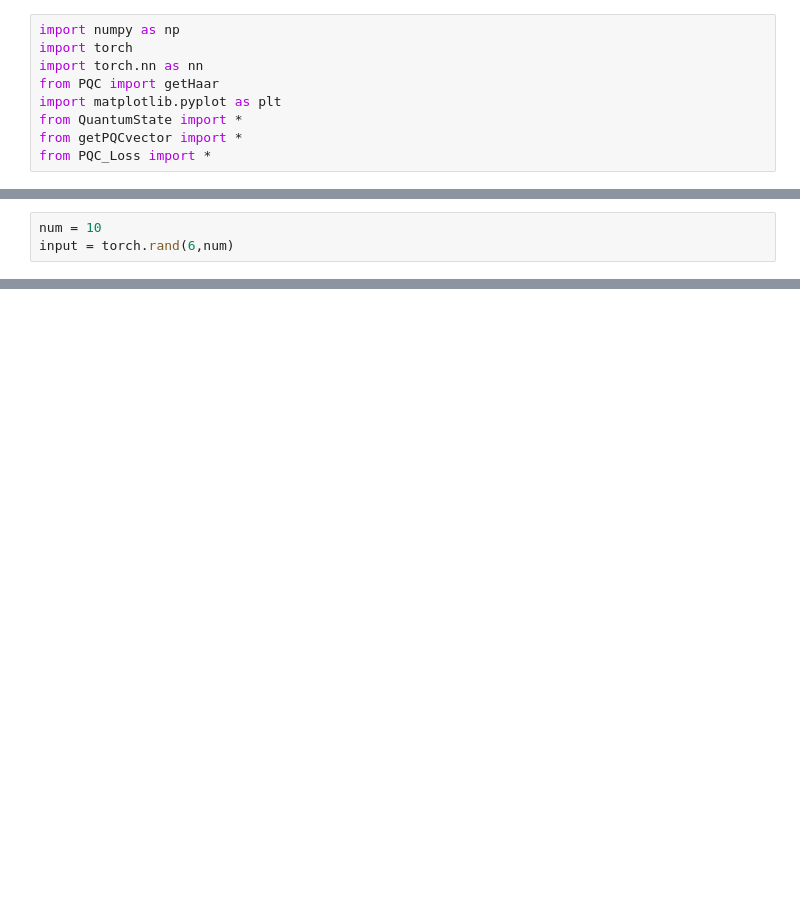
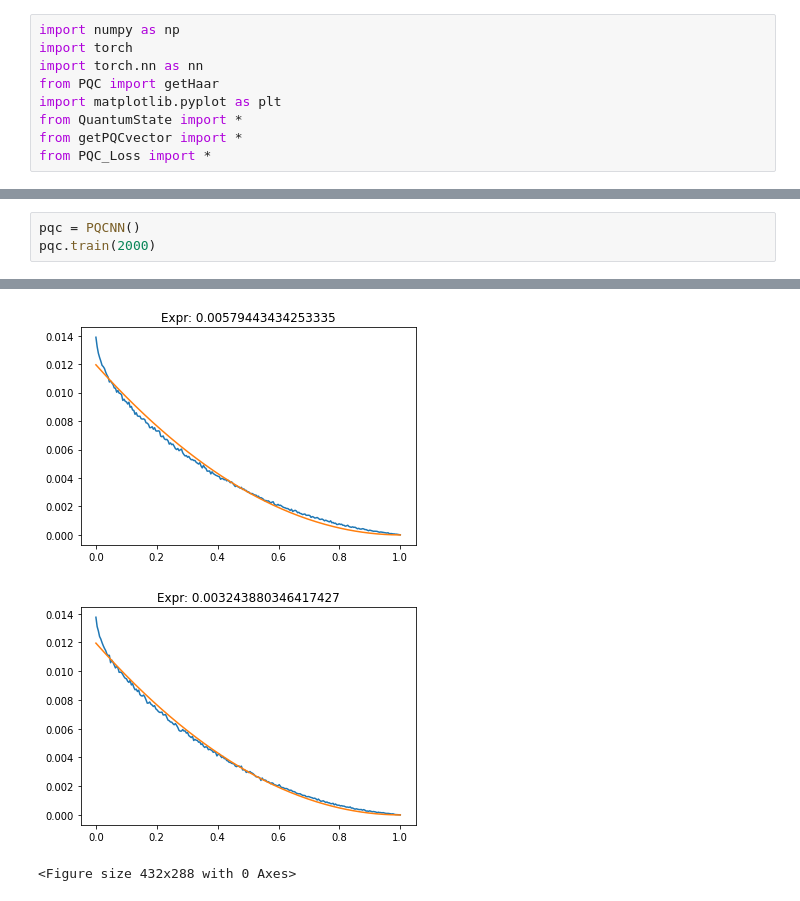
Before and after one commit to String137/PQC, a Jupyter notebook: PQCNN.ipynb, the cells around one changed output, grey strips where cells are left out. Drawn from its saved outputs; the diff is of its cells as text; blank space fills up the shorter version.

```diff
--- a/PQCNN.ipynb
+++ b/PQCNN.ipynb
@@ -61,3 +93,4 @@ Successfully installed torch-1.8.1
-# %%
-num = 10
-input = torch.rand(6,num)
+# %%
+pqc = PQCNN()
+pqc.train(2000)
+# %% [output]
@@ -63,0 +117,3 @@ input = torch.rand(6,num)
+[figure, added]
+[figure, added]
+<Figure size 432x288 with 0 Axes>
```
Also changed, not shown: parts of 9 cells of this notebook, 1 other file.
